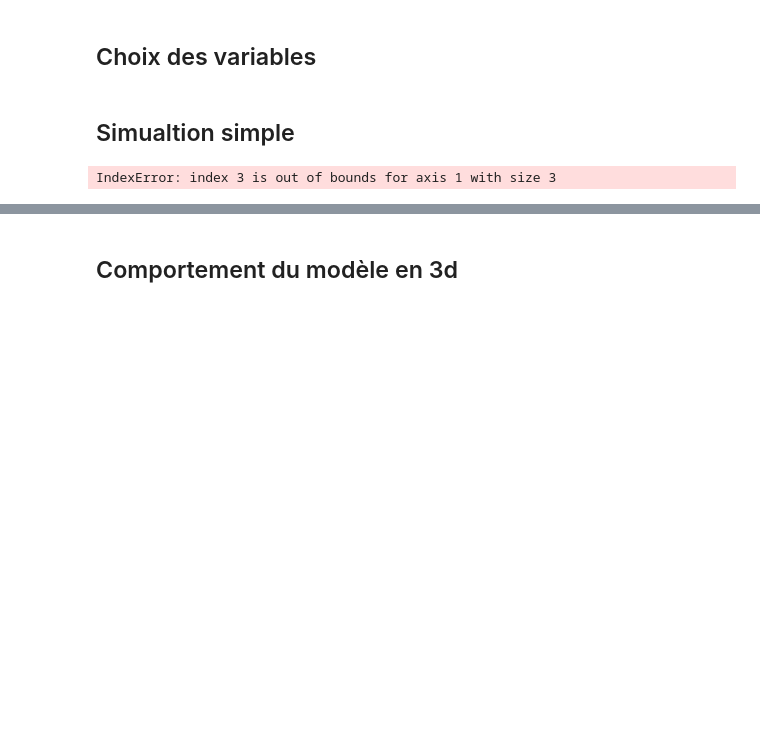
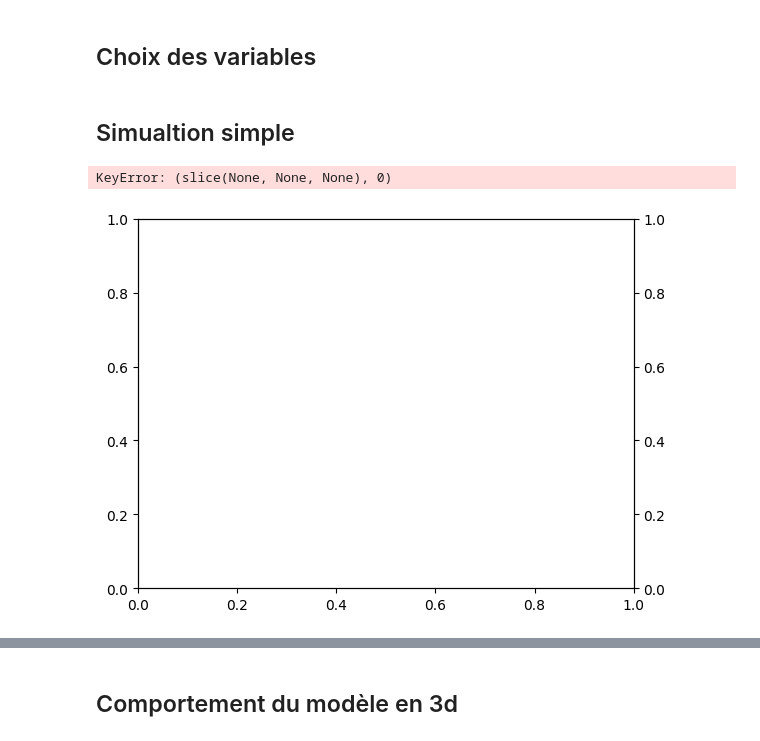
Before and after one commit to C-Monaury/streamlit_mod_SIS_clairance_imitation, a Jupyter notebook: True_mod.ipynb, the cells around one changed output, grey strips where cells are left out. Drawn from its saved outputs; the diff is of its cells as text; code cells hidden in the pictures; blank space fills up the shorter version.

```diff
--- a/True_mod.ipynb
+++ b/True_mod.ipynb
@@ -150,37 +165,39 @@ def better_ode( tmax, pas ,Y0,parms):
 # %% [markdown]
 ## Simualtion simple
 # %%
-# sol = solve_ivp(model, y0 = [i0 , c0,x0], t_span = (0,tmax),args = (sig,supinfec,pay,c,k,A,p,q,N),method="RK45",dense_output=True)
+
 # sol = sol.y
 tmax = 100.0
 pas = 0.1
 nbr_pas = int(tmax/pas)
 temps = np.linspace(0,tmax,nbr_pas)
 
 B, c, k, mu, A, supinfec,sig,pay = 150,5,0.6,1,8.4,0.1,8,0.6
 
 
 # sol = odeint(model, y0 = [S0,I0,x0,V0], t=temps,args = (B, c, k, mu, A, supinfec,sig,pay,risk2))
 #model(Y0, t ,B, c, k, mu, A, supinfec,sig,pay,func)
 
 s0,i0 , v0,x0 =1000,1,1,10
-sol = better_ode( tmax , pas ,Y0 = [s0,i0 , v0,x0],parms =[B, c, k, mu, A, supinfec,sig,pay])
+sol = solve_ivp(model2, t_span = (0,tmax), y0 = [s0,i0 , v0,x0],args = (B, c, k, mu, A, supinfec,sig,pay),method="RK45")
+#sol = better_ode( tmax , pas ,Y0 = [s0,i0 , v0,x0],parms =[B, c, k, mu, A, supinfec,sig,pay])
 # (Y0, tmax, pas ,parms)
 
 
 
 fig1, ax1 = plt.subplots()
 ax2 = ax1.twinx()
 ax1.plot(temps,sol[:,0],"green")
 ax1.plot(temps,sol[:,1],"red")
 ax1.plot(temps,sol[:,2],"black")
-ax2.plot(temps,sol[:,1],"purple")
+ax2.plot(temps,sol[:,3],"purple")
 ax2.set_ylim(-0.5,10)
 
 ax1.set_xlabel('Temps')
 ax1.set_ylabel('Prévalence', color='red')
 ax2.set_ylabel('virulence', color='purple')
 
 plt.show(fig1)
 # %% [output]
-IndexError: index 3 is out of bounds for axis 1 with size 3
+KeyError: (slice(None, None, None), 0)
+[figure, added]
```
Also changed, not shown: parts of 2 cells of this notebook.
